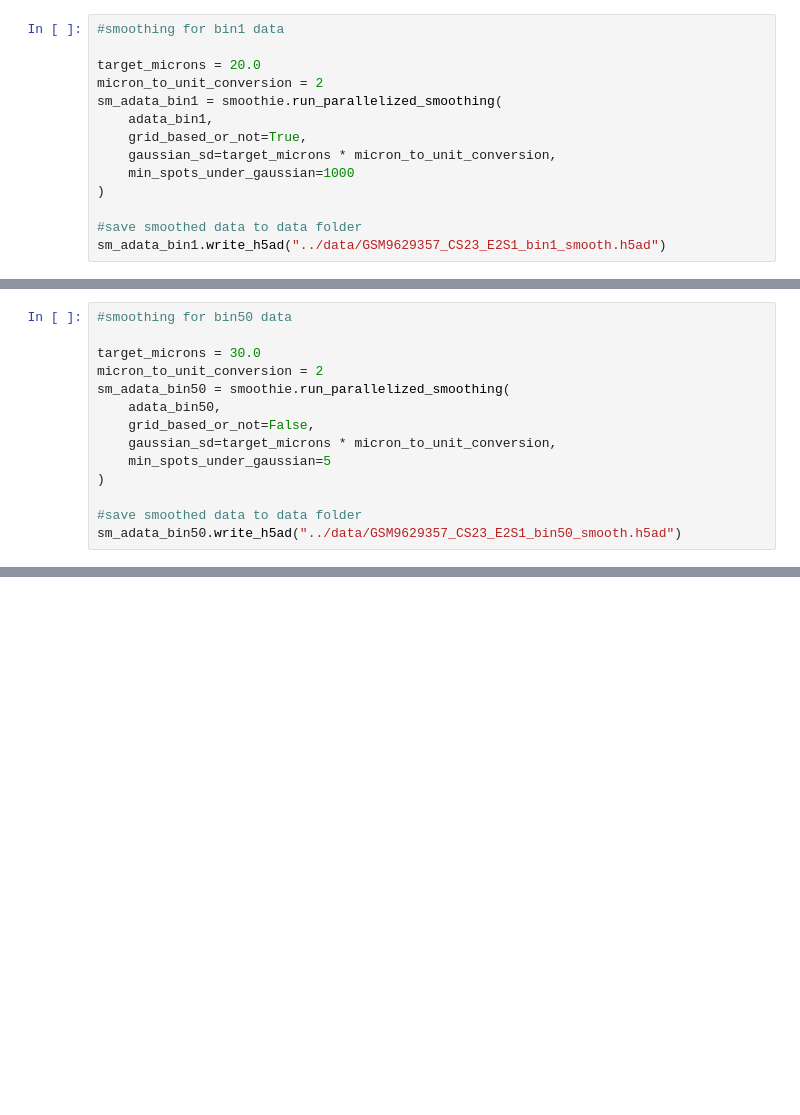
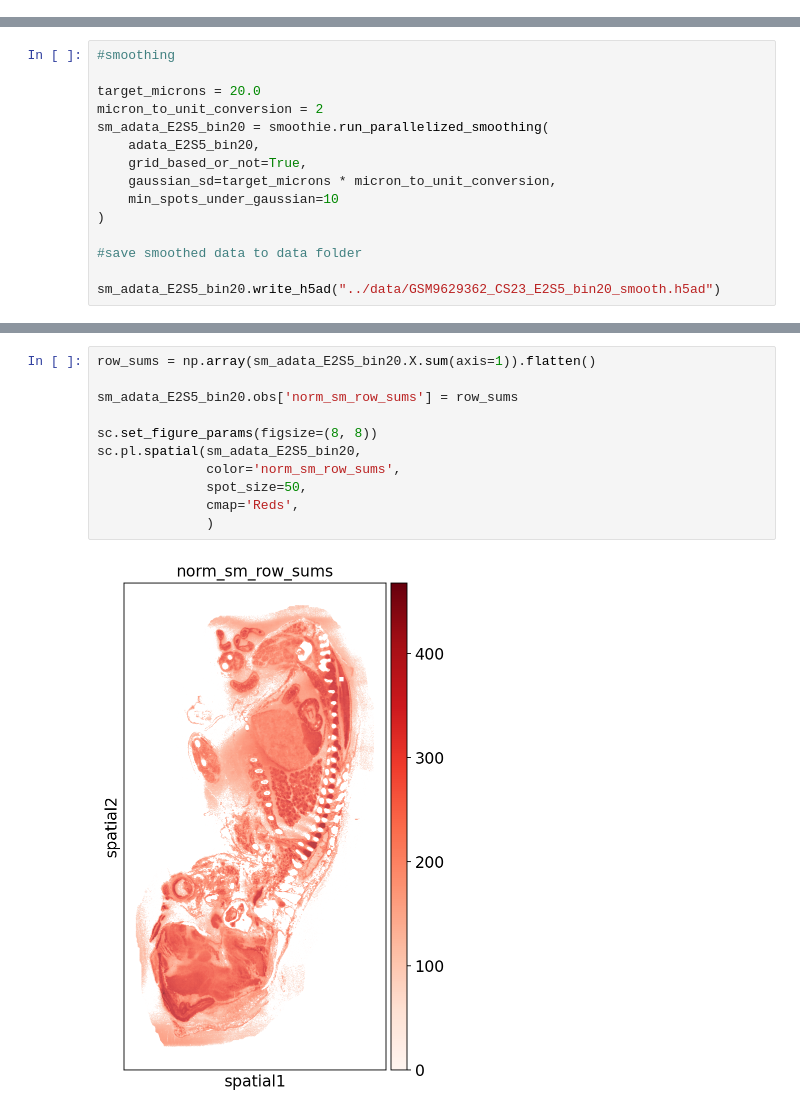
Before and after one commit to RK2006/Cross-Species-Spatial-Transcriptomics-Analysis-Using-Smoothie, a Jupyter notebook: Initial Analysis/Human_Embyro_Overall_Analysis.ipynb, the cells around one changed output, grey strips where cells are left out. Cells and saved outputs as stored; diff of their text form; blank space fills up the shorter version.

Commit message:
Analysis for bin 20 human data

```diff
--- a/Initial Analysis/Human_Embyro_Overall_Analysis.ipynb
+++ b/Initial Analysis/Human_Embyro_Overall_Analysis.ipynb
@@ -42,14 +34,0 @@ print(adata_bin50.shape)
-# %%
-#smoothing for bin1 data
-
-target_microns = 20.0
-micron_to_unit_conversion = 2
-sm_adata_bin1 = smoothie.run_parallelized_smoothing(
-    adata_bin1,
-    grid_based_or_not=True,
-    gaussian_sd=target_microns * micron_to_unit_conversion,
-    min_spots_under_gaussian=1000
-)
-
-#save smoothed data to data folder
-sm_adata_bin1.write_h5ad("../data/GSM9629357_CS23_E2S1_bin1_smooth.h5ad")
@@ -65,15 +48,16 @@ Total runtime for grid-based Gaussian smoothing: 2261.77 seconds.
 # %%
-#smoothing for bin50 data
+#smoothing
 
-target_microns = 30.0
+target_microns = 20.0
 micron_to_unit_conversion = 2
-sm_adata_bin50 = smoothie.run_parallelized_smoothing(
-    adata_bin50,
-    grid_based_or_not=False,
+sm_adata_E2S5_bin20 = smoothie.run_parallelized_smoothing(
+    adata_E2S5_bin20,
+    grid_based_or_not=True,
     gaussian_sd=target_microns * micron_to_unit_conversion,
-    min_spots_under_gaussian=5
+    min_spots_under_gaussian=10
 )
 
 #save smoothed data to data folder
-sm_adata_bin50.write_h5ad("../data/GSM9629357_CS23_E2S1_bin50_smooth.h5ad")
+
+sm_adata_E2S5_bin20.write_h5ad("../data/GSM9629362_CS23_E2S5_bin20_smooth.h5ad")
 # %% [output]
@@ -84,0 +72,13 @@ Total runtime for in-place Gaussian smoothing: 768.89 seconds.
+# %%
+row_sums = np.array(sm_adata_E2S5_bin20.X.sum(axis=1)).flatten()
+
+sm_adata_E2S5_bin20.obs['norm_sm_row_sums'] = row_sums
+
+sc.set_figure_params(figsize=(8, 8))
+sc.pl.spatial(sm_adata_E2S5_bin20,
+              color='norm_sm_row_sums',
+              spot_size=50,
+              cmap='Reds',
+              )
+# %% [output]
+[figure, added]
```
Also changed, not shown: parts of 21 cells of this notebook, 12 other files.
